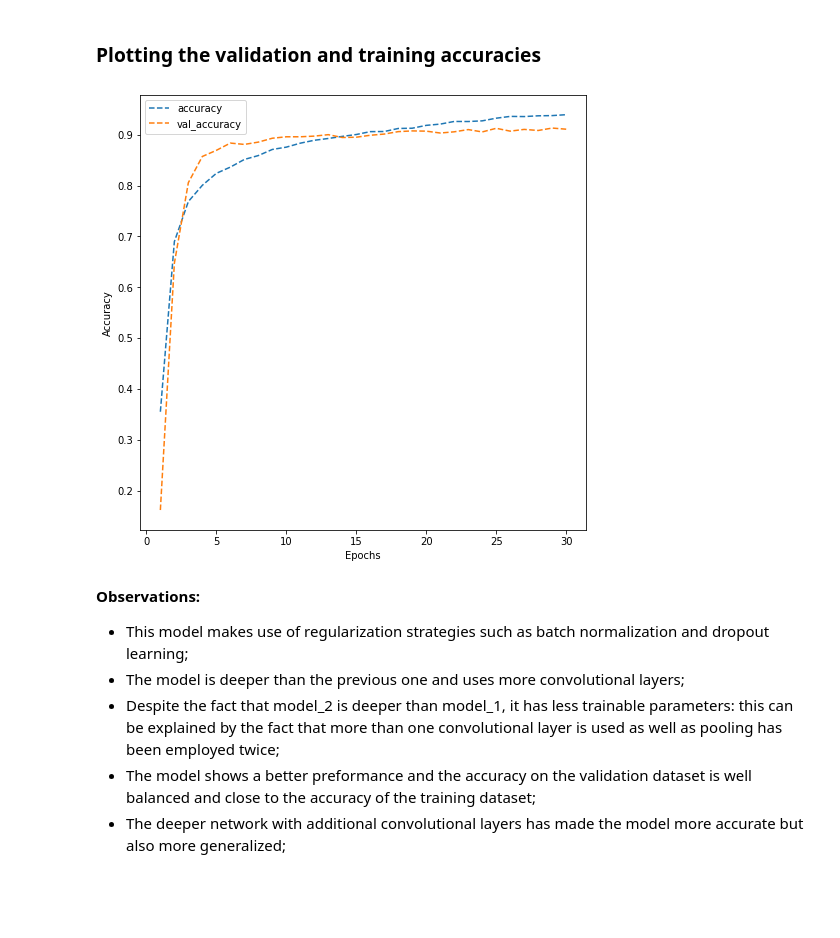
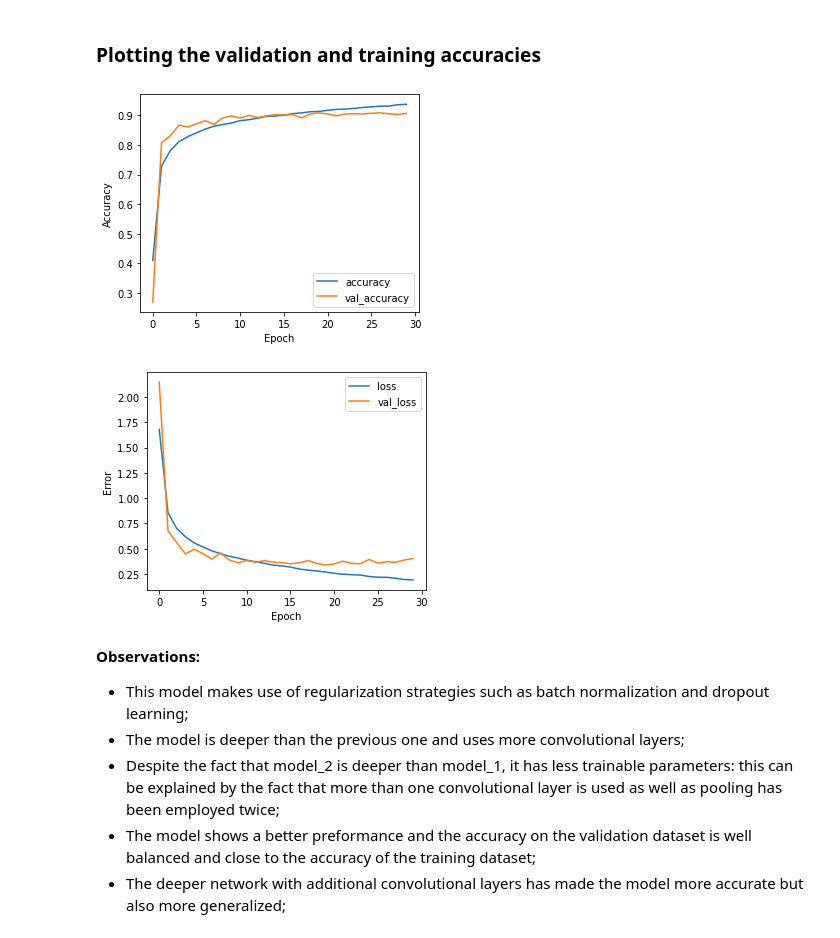
Before and after one commit to fparisio/DataScience, a Jupyter notebook: DigitRecognition/DigitRecognitionCNN.ipynb, the cells around one changed output. Cells and saved outputs as stored; diff of their text form; code cells hidden in the pictures; blank space fills up the shorter version.

```diff
--- a/DigitRecognition/DigitRecognitionCNN.ipynb
+++ b/DigitRecognition/DigitRecognitionCNN.ipynb
@@ -416,17 +377,2 @@ KeyboardInterrupt:
 # %% [markdown]
 ### **Plotting the validation and training accuracies**
-# %%
-# plotting the accuracies
-
-dict_hist = history_model_2.history
-list_ep = [i for i in range(1,31)]
-
-plt.figure(figsize = (8,8))
-plt.plot(list_ep,dict_hist['accuracy'],ls = '--', label = 'accuracy')
-plt.plot(list_ep,dict_hist['val_accuracy'],ls = '--', label = 'val_accuracy')
-plt.ylabel('Accuracy')
-plt.xlabel('Epochs')
-plt.legend()
-plt.show()
-# %% [output]
-[figure, removed]
@@ -444,3 +379,23 @@ print(np.min(history_model_2.history['val_loss']))
+# %%
+#Plot the accuracy
+fig, ax = plt.subplots(1,1,figsize=(5,4))
+PlotMetricsCNN(history_model_2, ax, 'accuracy', 'val_accuracy')
+plt.xlabel('Epoch')
+plt.ylabel('Accuracy')
+plt.legend()
+plt.show()
+# %% [output]
+[figure, added]
+# %%
+#Plot the loss
+fig, ax = plt.subplots(1,1,figsize=(5,4))
+PlotMetricsCNN(history_model_2, ax, 'loss', 'val_loss')
+plt.xlabel('Epoch')
+plt.ylabel('Error')
+plt.legend()
+plt.show()
+# %% [output]
+[figure, added]
 # %% [markdown]
 **Observations:**
 - This model makes use of regularization strategies such as batch normalization and dropout learning;
```
Also changed, not shown: parts of 43 cells of this notebook.
